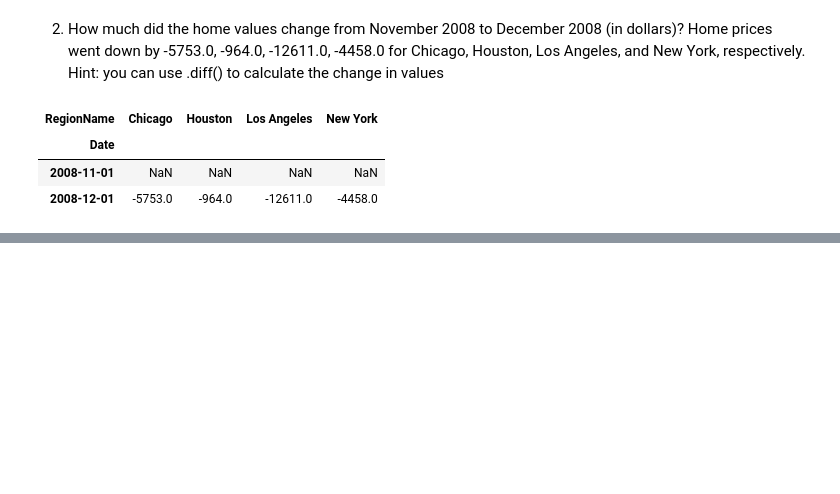
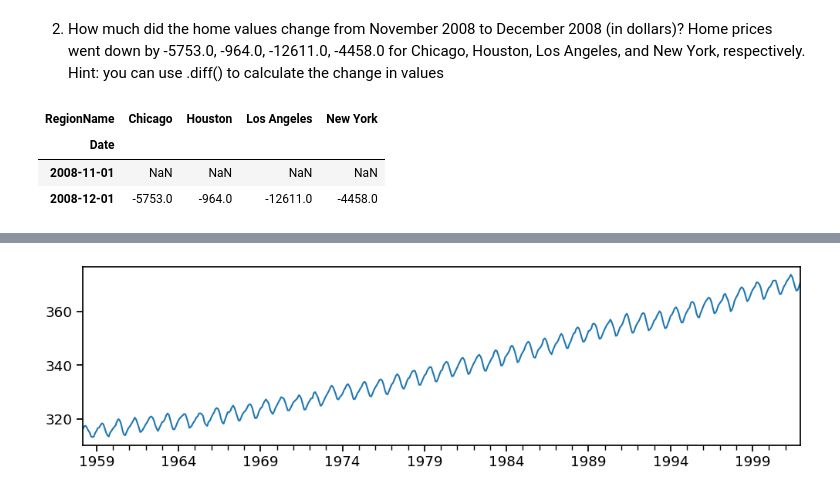
Before and after one commit to IndiaTJohnson/Resampling-Datetime-Data-Core, a Jupyter notebook: Preparing Time Series from Wide-Form Data-Core.ipynb, the cells around one changed output, grey strips where cells are left out. Saved outputs shown, nothing was run; the diff lists cells and outputs as text; code cells hidden in the pictures; blank space fills up the shorter version.

```diff
--- a/Preparing Time Series from Wide-Form Data-Core.ipynb
+++ b/Preparing Time Series from Wide-Form Data-Core.ipynb
@@ -258,0 +261,16 @@ Nov_Dec_2008.diff()
+# %%
+import pandas as pd
+import numpy as np
+import matplotlib as mpl
+import matplotlib.pyplot as plt
+import seaborn as sns
+import os
+import statsmodels.tsa.api as tsa
+from pmdarima.model_selection import train_test_split
+from pmdarima.arima.utils import ndiffs, nsdiffs
+# set random seed
+SEED = 321
+np.random.seed(SEED)
+
+sns.set_context('notebook', font_scale=1.2)
+plt.rcParams['figure.figsize']=(12,3)
@@ -258,0 +405,6 @@ Nov_Dec_2008.diff()
+# %%
+# Load data from statsmodels
+import statsmodels.api as sm
+co2_data = sm.datasets.co2.load_pandas()
+df = co2_data.data
+df.head()
@@ -258,0 +418,4 @@ Nov_Dec_2008.diff()
+# %%
+# Impute null values
+df['co2'] = df['co2'].interpolate()
+df.isna().sum().sum()
@@ -258,0 +424,4 @@ Nov_Dec_2008.diff()
+# %%
+# Resample to monthly
+ts = df.resample("M").mean()
+ts.head()
@@ -258,0 +435,7 @@ Nov_Dec_2008.diff()
+# %%
+# Define the series
+ts = ts['co2']
+# Plot
+ts.plot();
+# %% [output]
+[figure, added]
```
Also changed, not shown: parts of 68 cells of this notebook, 1 other file.
